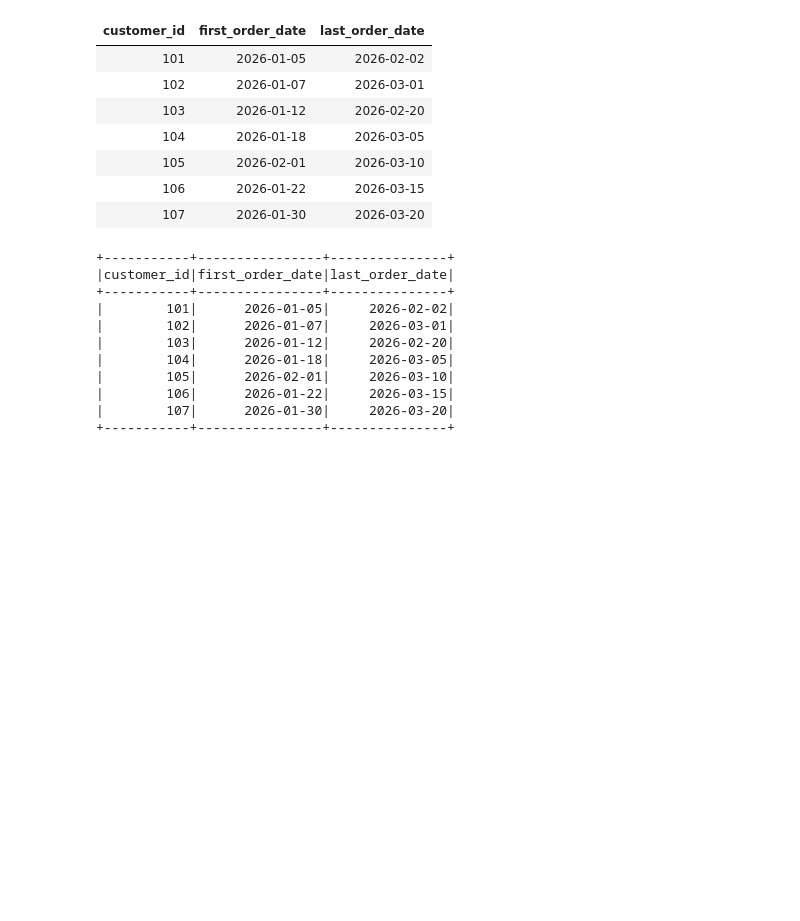
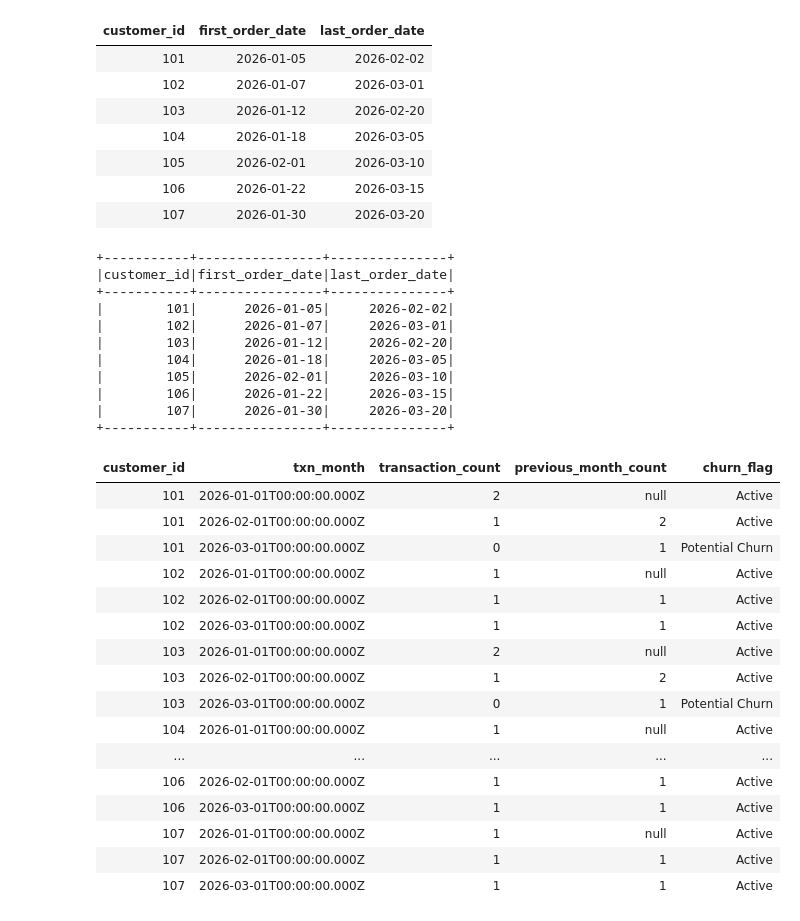
Before and after one commit to DilipMG/pyspark, a Jupyter notebook: Interview Preparartion/Lead & Lag in SQL.ipynb, the cells around one changed output. Cells and saved outputs as stored; diff of their text form; code cells hidden in the pictures; blank space fills up the shorter version.

```diff
--- a/Interview Preparartion/Lead & Lag in SQL.ipynb
+++ b/Interview Preparartion/Lead & Lag in SQL.ipynb
@@ -622,3 +580,101 @@ result_df.show()
 |        106|      2026-01-22|     2026-03-15|
 |        107|      2026-01-30|     2026-03-20|
 +-----------+----------------+---------------+
+# %%
+%sql
+WITH monthly_txn AS (
+    -- 1. Calculate transactions per customer per month
+    SELECT
+        customer_id,
+        DATE_TRUNC('month', order_date) AS txn_month,
+        COUNT(*) AS transaction_count
+    FROM orders
+    GROUP BY
+        customer_id,
+        DATE_TRUNC('month', order_date)
+),
+
+months AS (
+    -- 2. Generate all months between min and max order dates
+    SELECT EXPLODE(
+        SEQUENCE(
+            DATE_TRUNC('month', MIN(order_date)),
+            DATE_TRUNC('month', MAX(order_date)),
+            INTERVAL 1 MONTH
+        )
+    ) AS txn_month
+    FROM orders
+),
+
+customers AS (
+    -- 3. Get all customers
+    SELECT DISTINCT customer_id
+    FROM orders
+),
+
+customer_months AS (
+    -- 4. Create every customer x month combination
+    SELECT
+        c.customer_id,
+        m.txn_month
+    FROM customers c
+    CROSS JOIN months m
+),
+
+monthly_activity AS (
+    -- 5. Missing month = 0 transactions
+    SELECT
+        cm.customer_id,
+        cm.txn_month,
+        COALESCE(mt.transaction_count, 0) AS transaction_count
+    FROM customer_months cm
+    LEFT JOIN monthly_txn mt
+        ON cm.customer_id = mt.customer_id
+        AND cm.txn_month = mt.txn_month
+),
+
+previous_activity AS (
+    -- 6. Get previous month's activity
+    SELECT
+        customer_id,
+        txn_month,
+        transaction_count,
+        LAG(transaction_count) OVER (
+            PARTITION BY customer_id
+            ORDER BY txn_month
+        ) AS previous_month_count
+    FROM monthly_activity
+)
+
+-- 7. Churn detection
+SELECT
+    customer_id,
+    txn_month,
+    transaction_count,
+    previous_month_count,
+    CASE
+        WHEN transaction_count = 0
+             AND previous_month_count > 0
+        THEN 'Potential Churn'
+        ELSE 'Active'
+    END AS churn_flag
+FROM previous_activity
+ORDER BY customer_id, txn_month;
+# %% [output]
+| customer_id | txn_month | transaction_count | previous_month_count | churn_flag |
+| 101 | 2026-01-01T00:00:00.000Z | 2 | null | Active |
+| 101 | 2026-02-01T00:00:00.000Z | 1 | 2 | Active |
+| 101 | 2026-03-01T00:00:00.000Z | 0 | 1 | Potential Churn |
+| 102 | 2026-01-01T00:00:00.000Z | 1 | null | Active |
+| 102 | 2026-02-01T00:00:00.000Z | 1 | 1 | Active |
+| 102 | 2026-03-01T00:00:00.000Z | 1 | 1 | Active |
+| 103 | 2026-01-01T00:00:00.000Z | 2 | null | Active |
+| 103 | 2026-02-01T00:00:00.000Z | 1 | 2 | Active |
+| 103 | 2026-03-01T00:00:00.000Z | 0 | 1 | Potential Churn |
+| 104 | 2026-01-01T00:00:00.000Z | 1 | null | Active |
+| ... | ... | ... | ... | ... |
+| 106 | 2026-02-01T00:00:00.000Z | 1 | 1 | Active |
+| 106 | 2026-03-01T00:00:00.000Z | 1 | 1 | Active |
+| 107 | 2026-01-01T00:00:00.000Z | 1 | null | Active |
+| 107 | 2026-02-01T00:00:00.000Z | 1 | 1 | Active |
+| 107 | 2026-03-01T00:00:00.000Z | 1 | 1 | Active |
```
Also changed, not shown: parts of 1 cell of this notebook.
